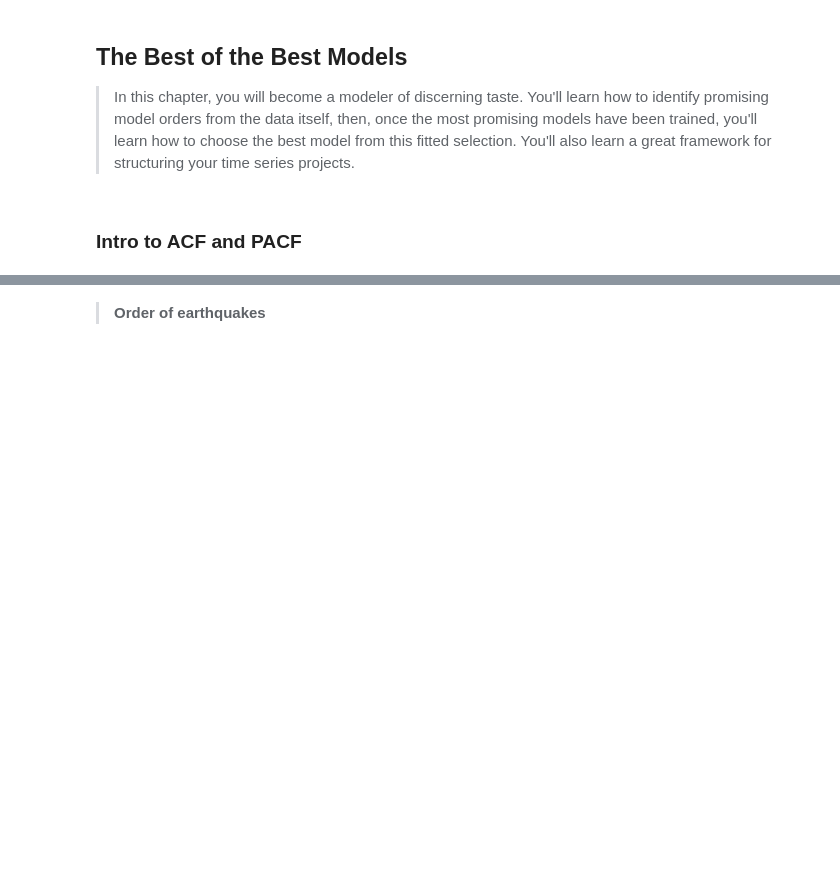
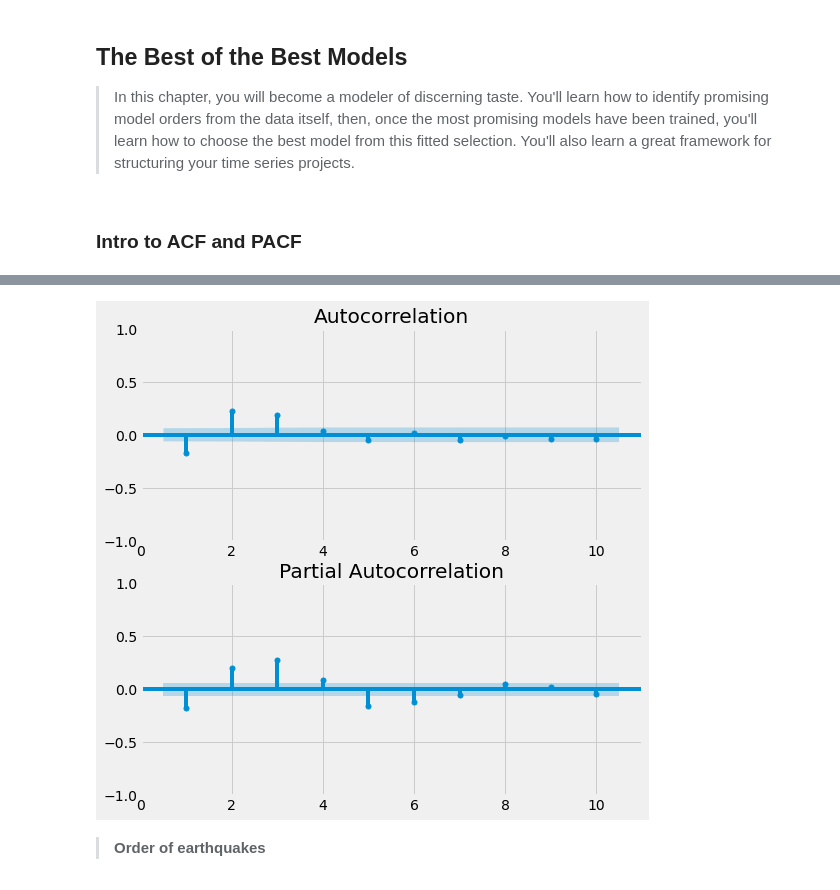
Before and after one commit to anhhaibkhn/Data-Science-selfstudy-notes-Blog, a Jupyter notebook: _notebooks/ARIMA Models in Python/2022-08-28-ARIMA Models in Python.ipynb, the cells around one changed output, grey strips where cells are left out. Cells and saved outputs as stored; diff of their text form; code cells hidden in the pictures; blank space fills up the shorter version.

```diff
--- a/_notebooks/ARIMA Models in Python/2022-08-28-ARIMA Models in Python.ipynb
+++ b/_notebooks/ARIMA Models in Python/2022-08-28-ARIMA Models in Python.ipynb
@@ -824,0 +1011,4 @@ print(mean_forecast.values)
+# %%
+df = pd.read_csv('./datasets/download.csv', parse_dates=True, index_col=[0])
+df = df.asfreq('d')
+df.info()
@@ -825,2 +1034,18 @@ print(mean_forecast.values)
+# %%
+# Import
+from statsmodels.graphics.tsaplots import plot_acf, plot_pacf
+
+# Create figure
+fig, (ax1, ax2) = plt.subplots(2, 1, figsize=(8,8))
+
+# Plot the ACF of df
+plot_acf(df, lags=10, zero=False, ax=ax1)
+
+# Plot the PACF of df
+plot_pacf(df, lags=10, zero=False, ax=ax2)
+
+plt.show()
+# %% [output]
+[figure, added]
 # %% [markdown]
 > **Order of earthquakes**
```
Also changed, not shown: parts of 25 cells of this notebook, 20 other files.
